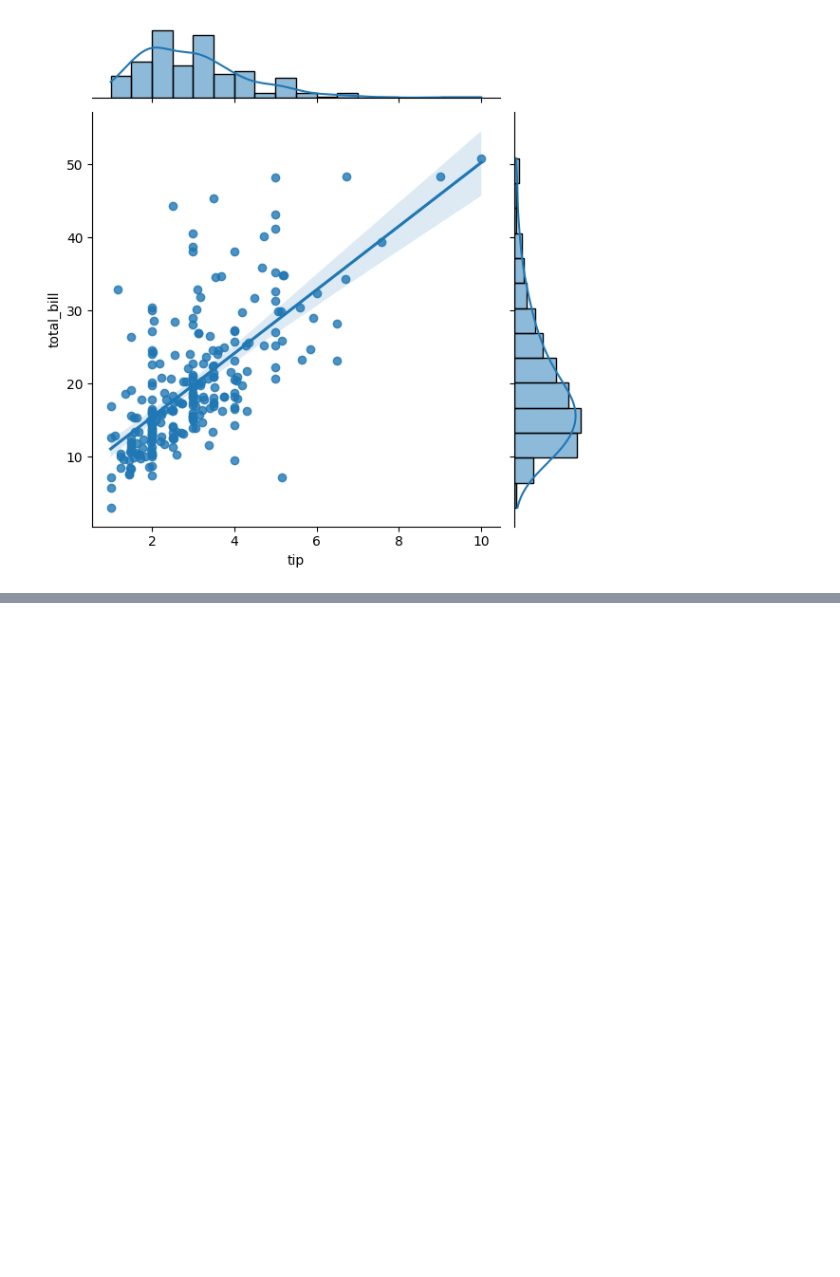
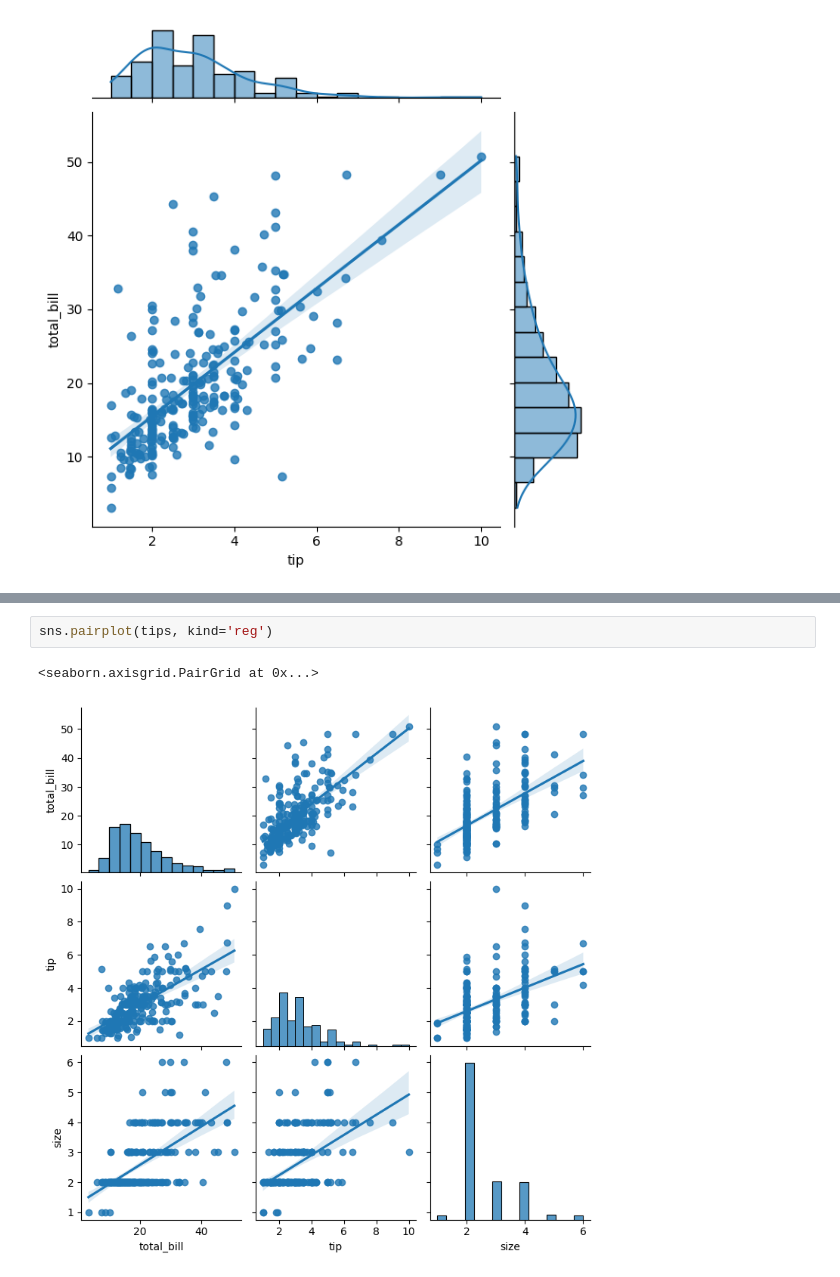
Before and after one commit to bindhusudhakar/Data-science-and-AI-ML-intership-, a Jupyter notebook: day14/EDA_program.ipynb, the cells around one changed output, grey strips where cells are left out. Drawn from its saved outputs; the diff is of its cells as text; blank space fills up the shorter version.

```diff
--- a/day14/EDA_program.ipynb
+++ b/day14/EDA_program.ipynb
@@ -39,0 +45,5 @@ sns.jointplot(x=tips.tip, y=tips.total_bill, kind='reg')
+# %%
+sns.pairplot(tips, kind='reg')
+# %% [output]
+<seaborn.axisgrid.PairGrid at 0x...>
+[figure, added]
```
Also changed, not shown: parts of 11 cells of this notebook, 5 other files.
